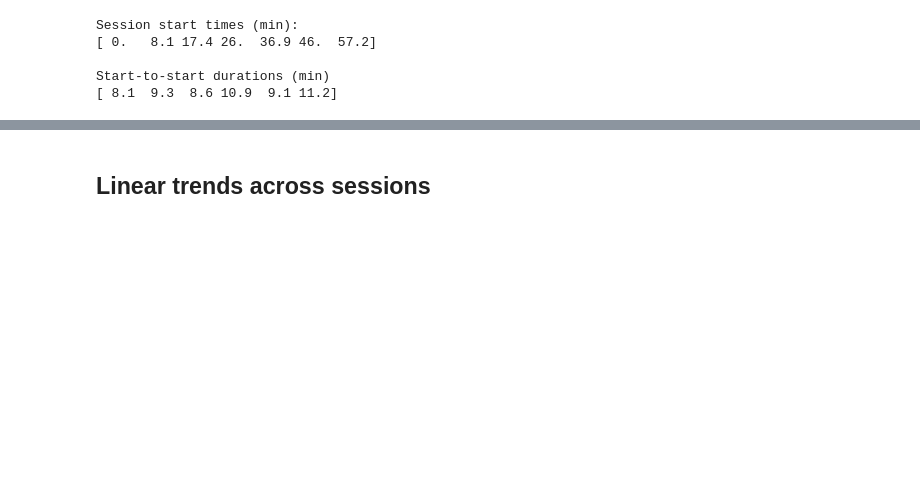
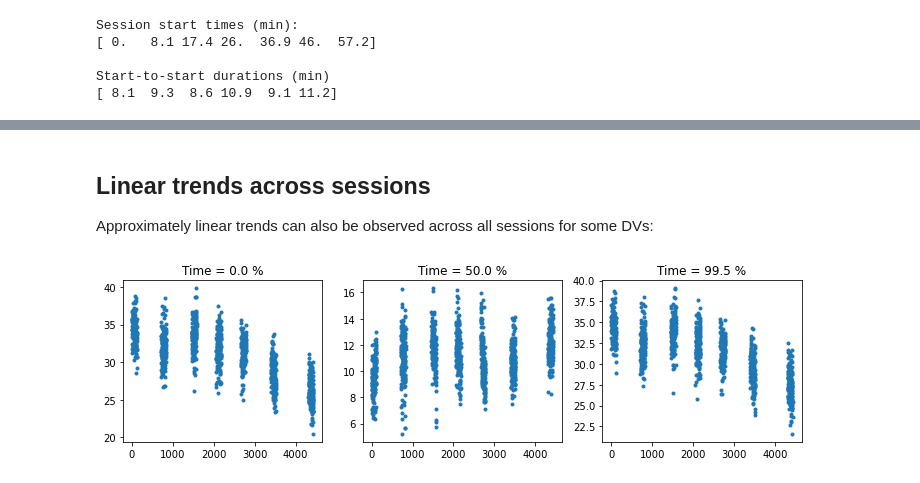
Before and after one commit to 0todd0000/detrend1d, a Jupyter notebook: Notebooks/1-DatasetFeatures.ipynb, the cells around one changed output, grey strips where cells are left out. Drawn from its saved outputs; the diff is of its cells as text; code cells hidden in the pictures; blank space fills up the shorter version.

```diff
--- a/Notebooks/1-DatasetFeatures.ipynb
+++ b/Notebooks/1-DatasetFeatures.ipynb
@@ -17,11 +40,5 @@ varnames   = ['RAnkAng_X', 'RKneeAng_X', 'RHipAng_X',
 # %%
-subj       = 1
-fnameNPZ   = os.path.join(dtr.dirDATA, f's{subj:03}.npz')
-with np.load(fnameNPZ) as z:
-    cond   = z['cond']
-    tsteps = z['tsteps']
-    sess   = z['sess']
-    tsess  = z['tsess']
+cond,tsteps,sess,tsess,dv = load_data( subj=1, dvname=None )
 
 plt.figure()
 ax = plt.axes()
@@ -108,2 +120,30 @@ plt.show()
 # %% [markdown]
 ## Linear trends across sessions
+
+Approximately linear trends can also be observed across all sessions for some DVs:
+# %%
+subj   = 3             # subject number
+dvname = 'RHipAng_X'   # dependent variable name
+s      = 4             # session number
+frames = [0, 100, 199] # time frame number
+
+
+# load data:
+cond,tsteps,sess,tsess,dv = load_data( subj=subj, dvname=dvname )
+
+
+# construct time vector:
+ts = np.hstack(  [[t]*(sess==i).sum()   for i,t in enumerate(tsess)]  )
+t  = ts + tsteps
+
+
+# scatterplots:
+fig,axs = plt.subplots( 1, 3, figsize=(10,3) )
+for ax,frame in zip(axs, frames):
+    yy = dv[:,frame]
+    ax.plot(t, yy, 'o', ms=3)
+    ax.set_title( f'Time = {frame/2} %')
+plt.tight_layout()
+plt.show()
+# %% [output]
+[figure, added]
```
Also changed, not shown: parts of 8 cells of this notebook, 8 other files.
